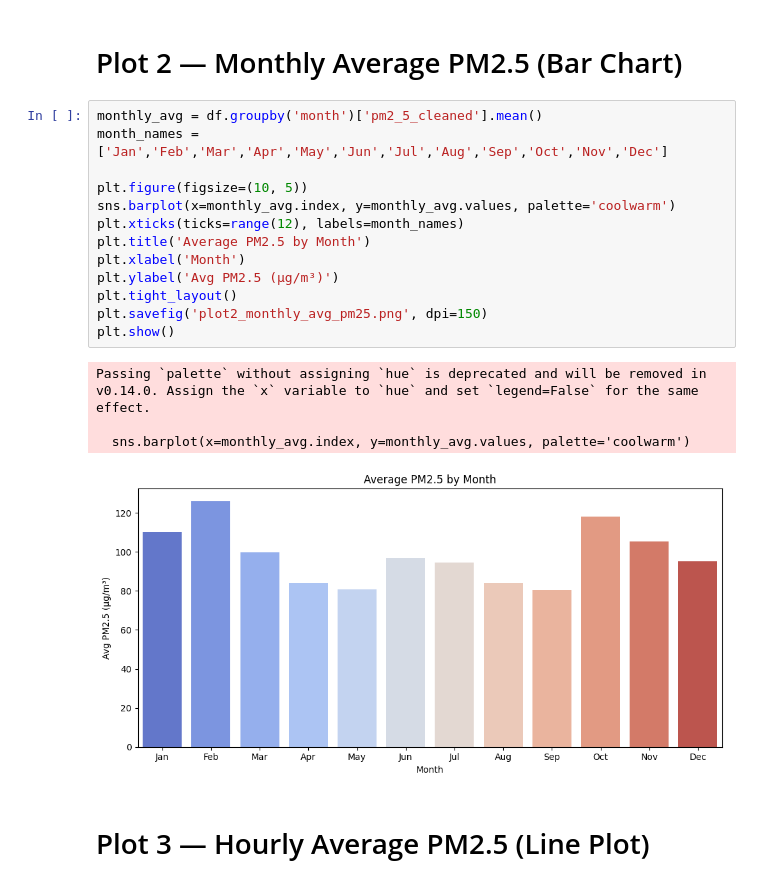
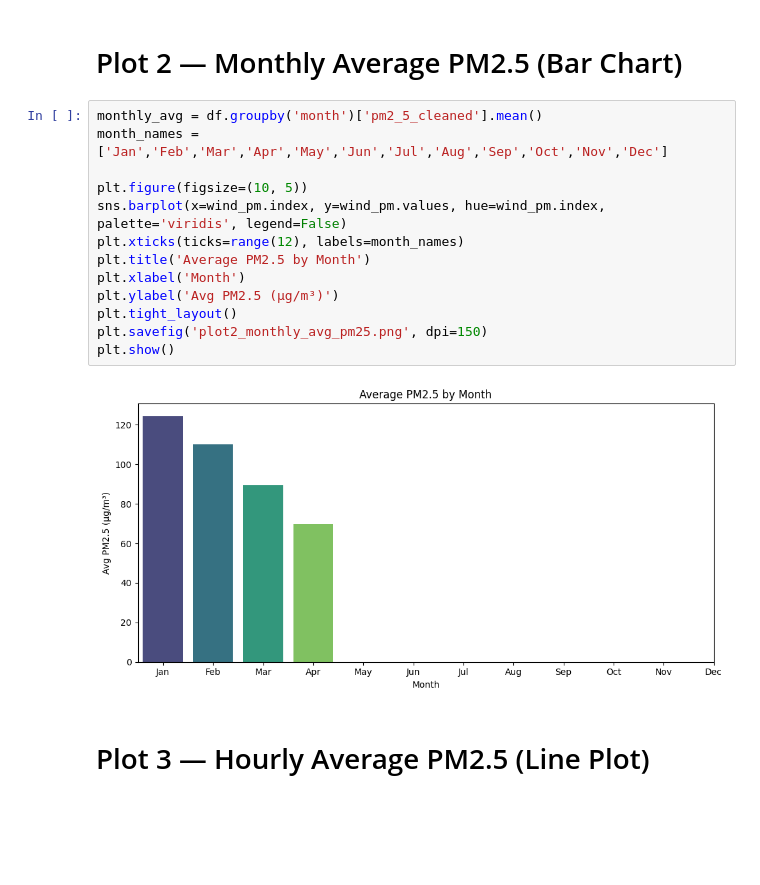
Before and after one commit to MilindDevX/SectionD_G12_BeijingPM25Analysis, a Jupyter notebook: notebooks/03_eda.ipynb, the cells around one changed output. Cells and saved outputs as stored; diff of their text form; blank space fills up the shorter version.

Commit message:
Fix seaborn FutureWarning: assign hue in barplots

```diff
--- a/notebooks/03_eda.ipynb
+++ b/notebooks/03_eda.ipynb
@@ -59,21 +59,18 @@ plt.show()
 # %%
 monthly_avg = df.groupby('month')['pm2_5_cleaned'].mean()
 month_names = ['Jan','Feb','Mar','Apr','May','Jun','Jul','Aug','Sep','Oct','Nov','Dec']
 
 plt.figure(figsize=(10, 5))
-sns.barplot(x=monthly_avg.index, y=monthly_avg.values, palette='coolwarm')
+sns.barplot(x=wind_pm.index, y=wind_pm.values, hue=wind_pm.index, palette='viridis', legend=False)
 plt.xticks(ticks=range(12), labels=month_names)
 plt.title('Average PM2.5 by Month')
 plt.xlabel('Month')
 plt.ylabel('Avg PM2.5 (µg/m³)')
 plt.tight_layout()
 plt.savefig('plot2_monthly_avg_pm25.png', dpi=150)
 plt.show()
 # %% [output]
-Passing `palette` without assigning `hue` is deprecated and will be removed in v0.14.0. Assign the `x` variable to `hue` and set `legend=False` for the same effect.
-
-  sns.barplot(x=monthly_avg.index, y=monthly_avg.values, palette='coolwarm')
-[figure, old version]
+[figure, new version]
 # %% [markdown]
 # Plot 3 — Hourly Average PM2.5 (Line Plot)
 # %%
```
Also changed, not shown: 2 other files.
